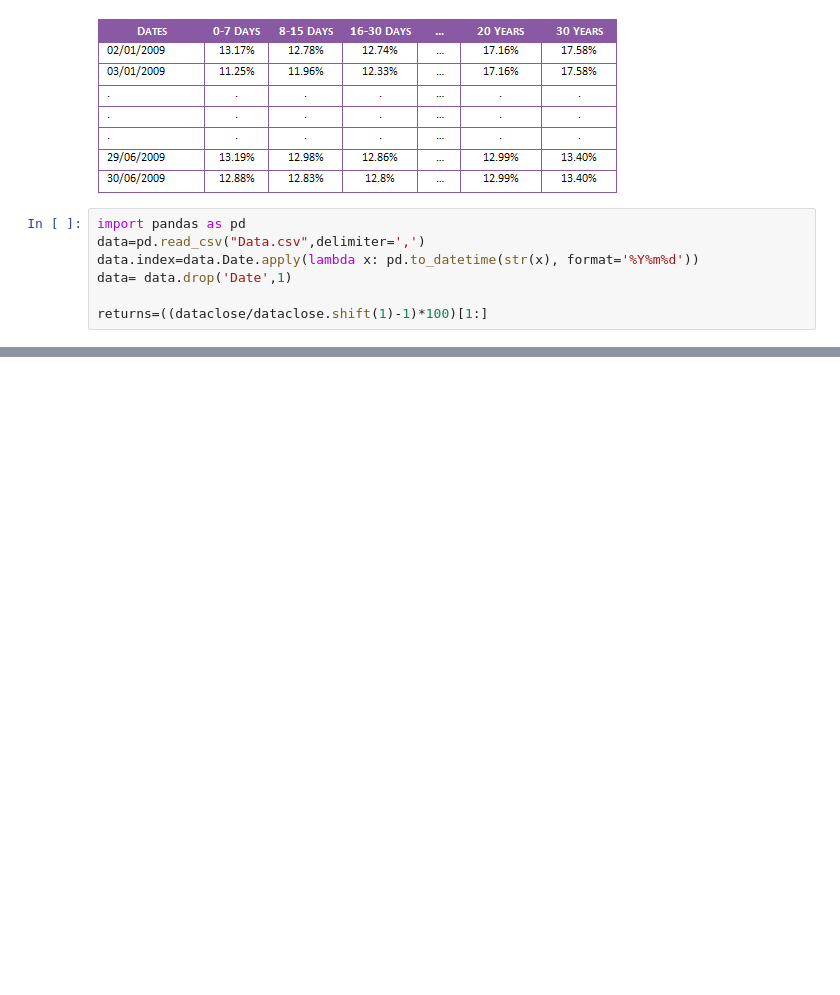
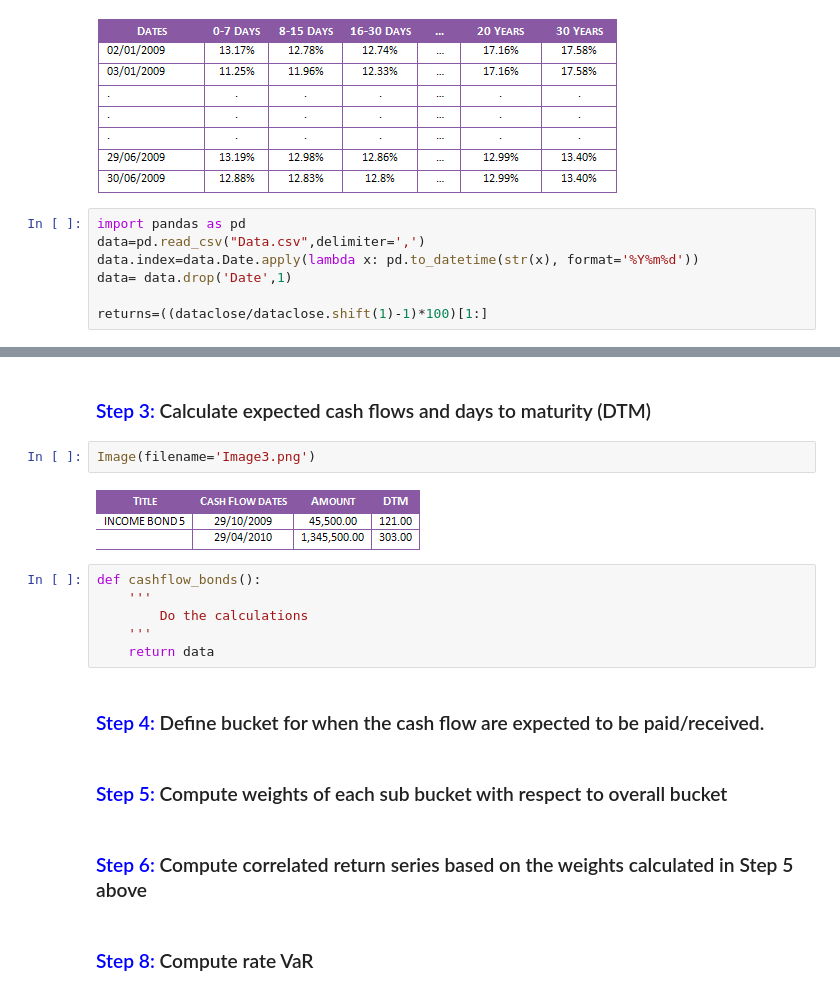
Before and after one commit to KshitizSharmaV/ALM-Code, a Jupyter notebook: ALM Modelling.ipynb, the cells around one changed output, grey strips where cells are left out. Cells and saved outputs as stored; diff of their text form; blank space fills up the shorter version.

```diff
--- a/ALM Modelling.ipynb
+++ b/ALM Modelling.ipynb
@@ -371,0 +378,20 @@ returns=((dataclose/dataclose.shift(1)-1)*100)[1:]
+# %% [markdown]
+### <font color="blue">Step 3:</font> Calculate expected cash flows and days to maturity (DTM)
+# %%
+Image(filename='Image3.png')
+# %% [output]
+[figure, added]
+# %%
+def cashflow_bonds():
+    '''
+        Do the calculations
+    '''
+    return data
+# %% [markdown]
+### <font color="blue">Step 4:</font> Define bucket for when the cash flow are expected to be paid/received.
+# %% [markdown]
+### <font color="blue">Step 5:</font> Compute weights of each sub bucket with respect to overall bucket
+# %% [markdown]
+### <font color="blue">Step 6:</font> Compute correlated return series based on the weights calculated in Step 5 above
+# %% [markdown]
+### <font color="blue">Step 8:</font> Compute rate VaR
```
Also changed, not shown: parts of 7 cells of this notebook, 2 other files.
